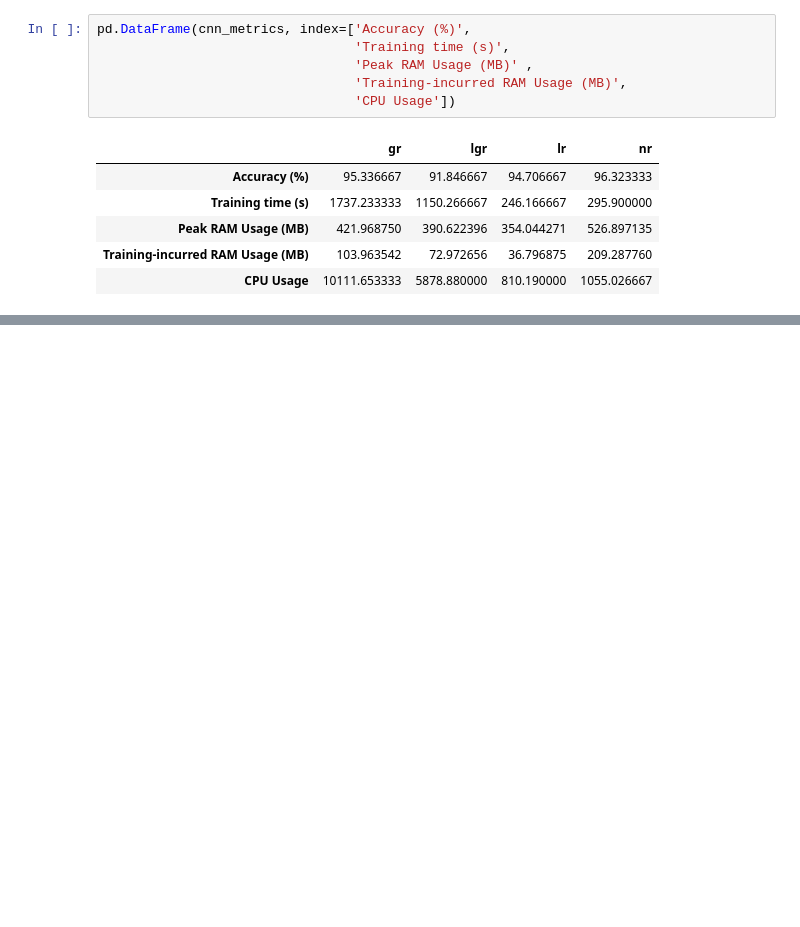
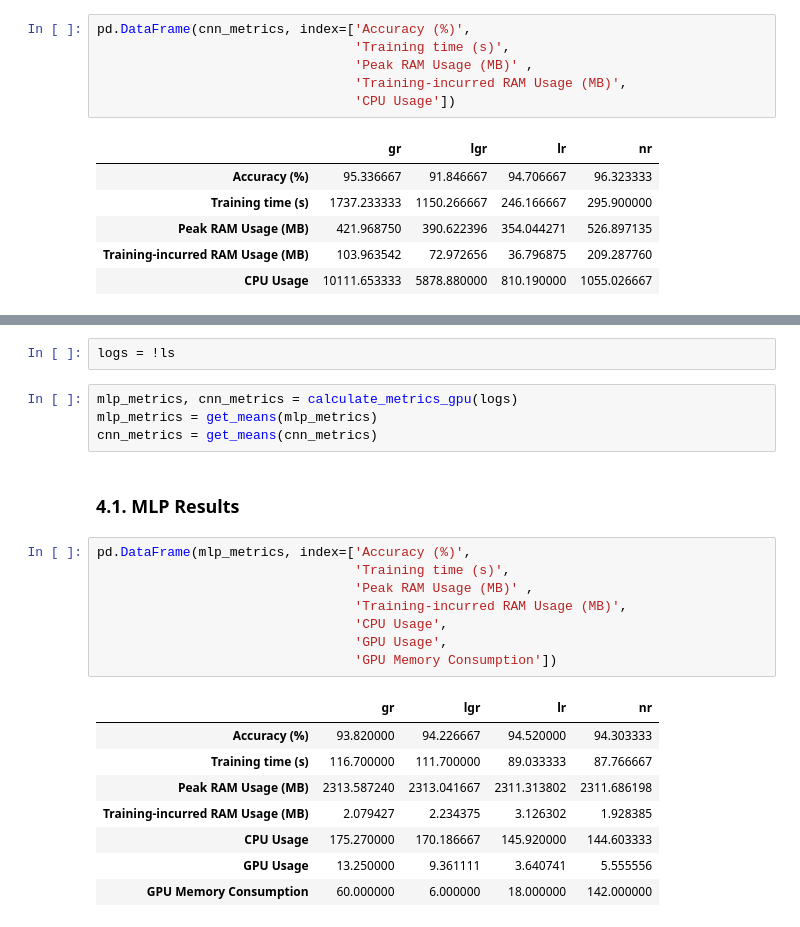
Before and after one commit to samuilstoychev/research_project, a Jupyter notebook: analysis/MNISTResults.ipynb, the cells around one changed output, grey strips where cells are left out. Saved outputs shown, nothing was run; the diff lists cells and outputs as text; blank space fills up the shorter version.

```diff
--- a/analysis/MNISTResults.ipynb
+++ b/analysis/MNISTResults.ipynb
@@ -133,0 +232,25 @@ pd.DataFrame(cnn_metrics, index=['Accuracy (%)',
+# %%
+logs = !ls
+# %%
+mlp_metrics, cnn_metrics = calculate_metrics_gpu(logs)
+mlp_metrics = get_means(mlp_metrics)
+cnn_metrics = get_means(cnn_metrics)
+# %% [markdown]
+### 4.1. MLP Results
+# %%
+pd.DataFrame(mlp_metrics, index=['Accuracy (%)',
+                                 'Training time (s)',
+                                 'Peak RAM Usage (MB)' ,
+                                 'Training-incurred RAM Usage (MB)',
+                                 'CPU Usage',
+                                 'GPU Usage',
+                                 'GPU Memory Consumption'])
+# %% [output]
+|  | gr | lgr | lr | nr |
+| Accuracy (%) | 93.820000 | 94.226667 | 94.520000 | 94.303333 |
+| Training time (s) | 116.700000 | 111.700000 | 89.033333 | 87.766667 |
+| Peak RAM Usage (MB) | 2313.587240 | 2313.041667 | 2311.313802 | 2311.686198 |
+| Training-incurred RAM Usage (MB) | 2.079427 | 2.234375 | 3.126302 | 1.928385 |
+| CPU Usage | 175.270000 | 170.186667 | 145.920000 | 144.603333 |
+| GPU Usage | 13.250000 | 9.361111 | 3.640741 | 5.555556 |
+| GPU Memory Consumption | 60.000000 | 6.000000 | 18.000000 | 142.000000 |
```
Also changed, not shown: parts of 16 cells of this notebook, 2 other files.
